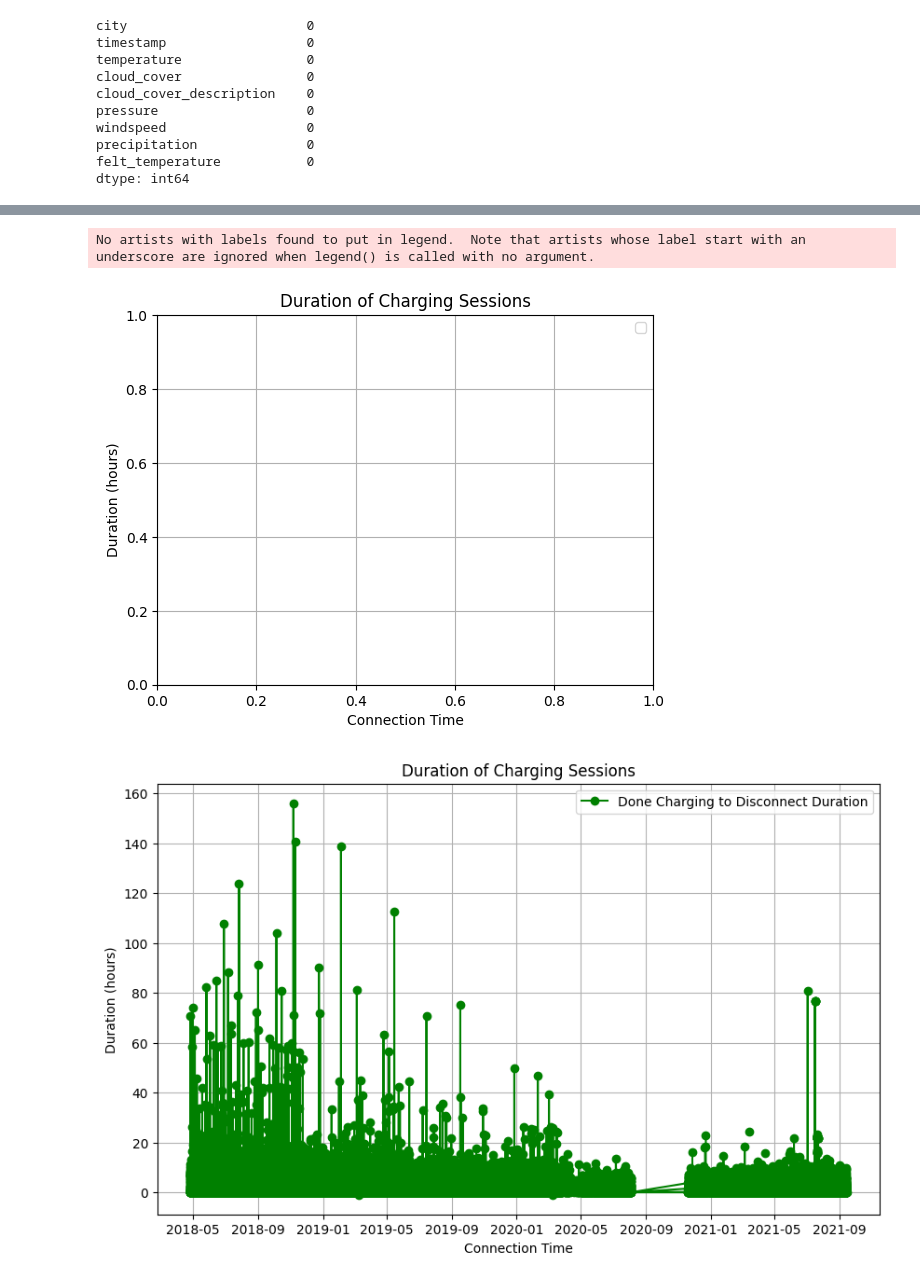
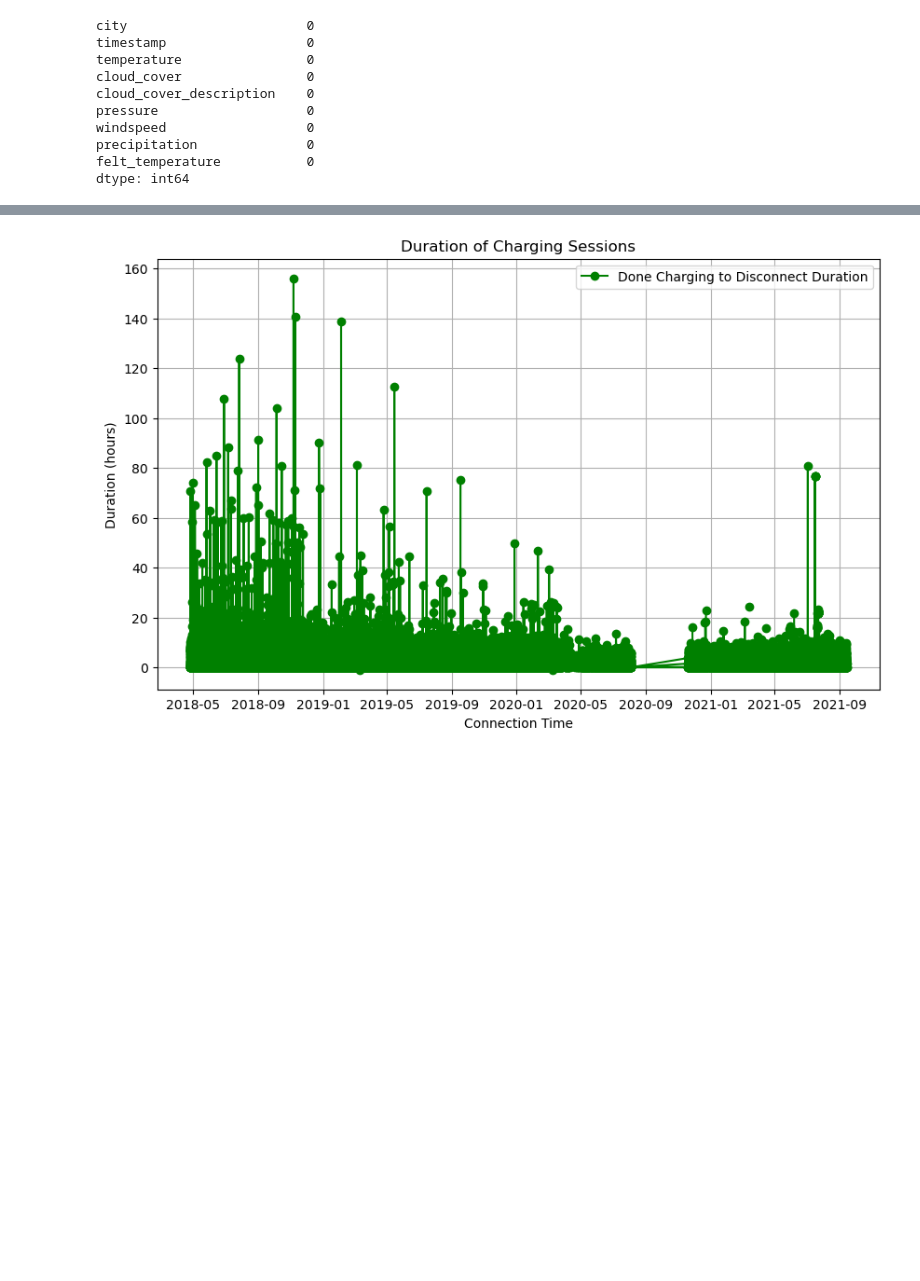
Before and after one commit to ilsuucar2/AATeamAssignment, a Jupyter notebook: AATeamAssignment.ipynb, the cells around one changed output, grey strips where cells are left out. Saved outputs shown, nothing was run; the diff lists cells and outputs as text; code cells hidden in the pictures; blank space fills up the shorter version.

Commit message:
Added Labels + Fixing

```diff
--- a/AATeamAssignment.ipynb
+++ b/AATeamAssignment.ipynb
@@ -499,21 +501,13 @@ plt.plot(dfCharging['connectionTime'], dfCharging['doneChargingDuration'].dt.tot
 # %%
+plt.figure(figsize=(10, 6))
 plt.title('Duration of Charging Sessions')
 plt.xlabel('Connection Time')
 plt.ylabel('Duration (hours)')
+plt.plot(dfCharging['connectionTime'], dfCharging['doneToDisconnectDuration'].dt.total_seconds() / 3600,
+         marker='o', linestyle='-', color='g', label='Done Charging to Disconnect Duration')
+
 plt.legend()
 plt.grid(True)
 plt.show()
-plt.figure(figsize=(10, 6))
-plt.plot(dfCharging['connectionTime'], dfCharging['doneToDisconnectDuration'].dt.total_seconds() / 3600,
-         marker='o', linestyle='-', color='g', label='Done Charging to Disconnect Duration')
-
-plt.title('Duration of Charging Sessions')
-plt.xlabel('Connection Time')
-plt.ylabel('Duration (hours)')
-plt.legend()
-plt.grid(True)
-plt.show()
 # %% [output]
-No artists with labels found to put in legend.  Note that artists whose label start with an underscore are ignored when legend() is called with no argument.
-[figure, old version]
+[figure, new version]
-[figure, removed]
```
Also changed, not shown: parts of 2 cells of this notebook.
